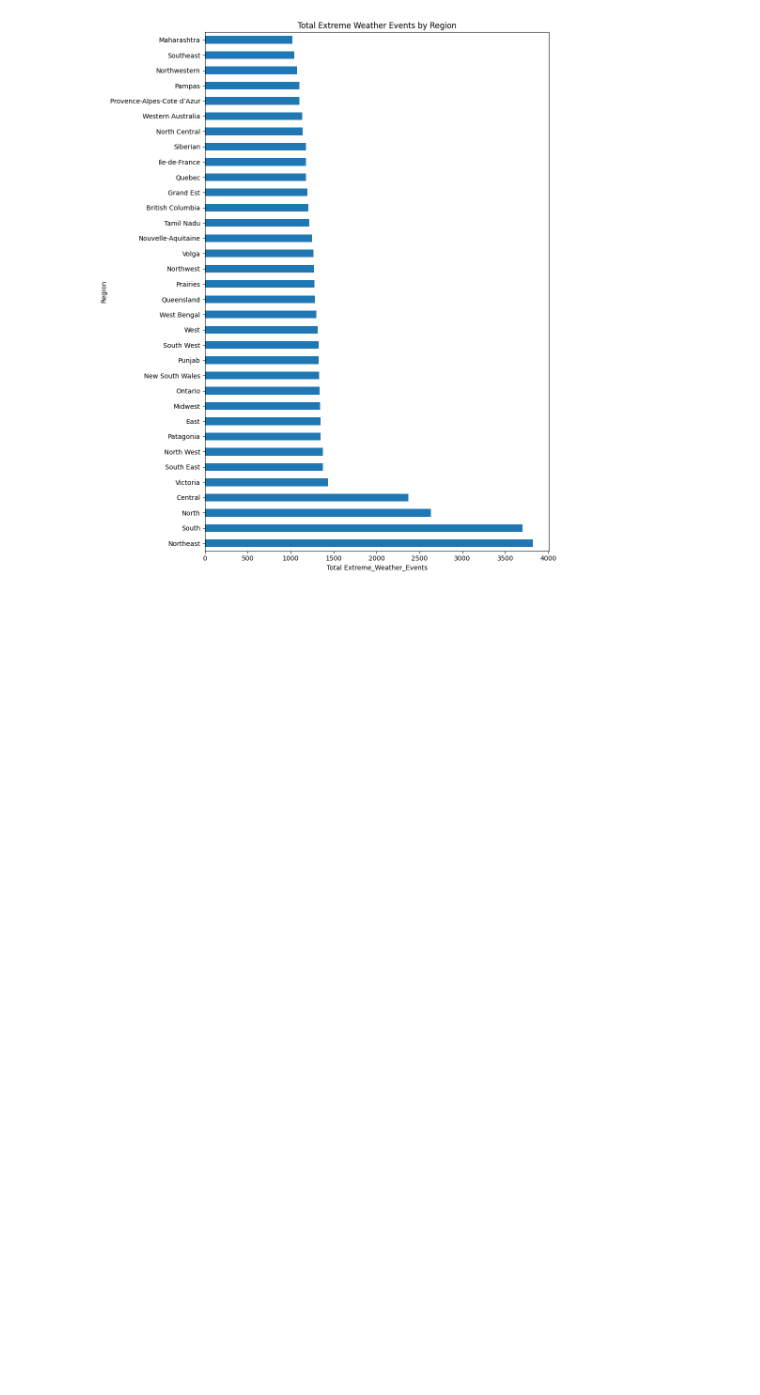
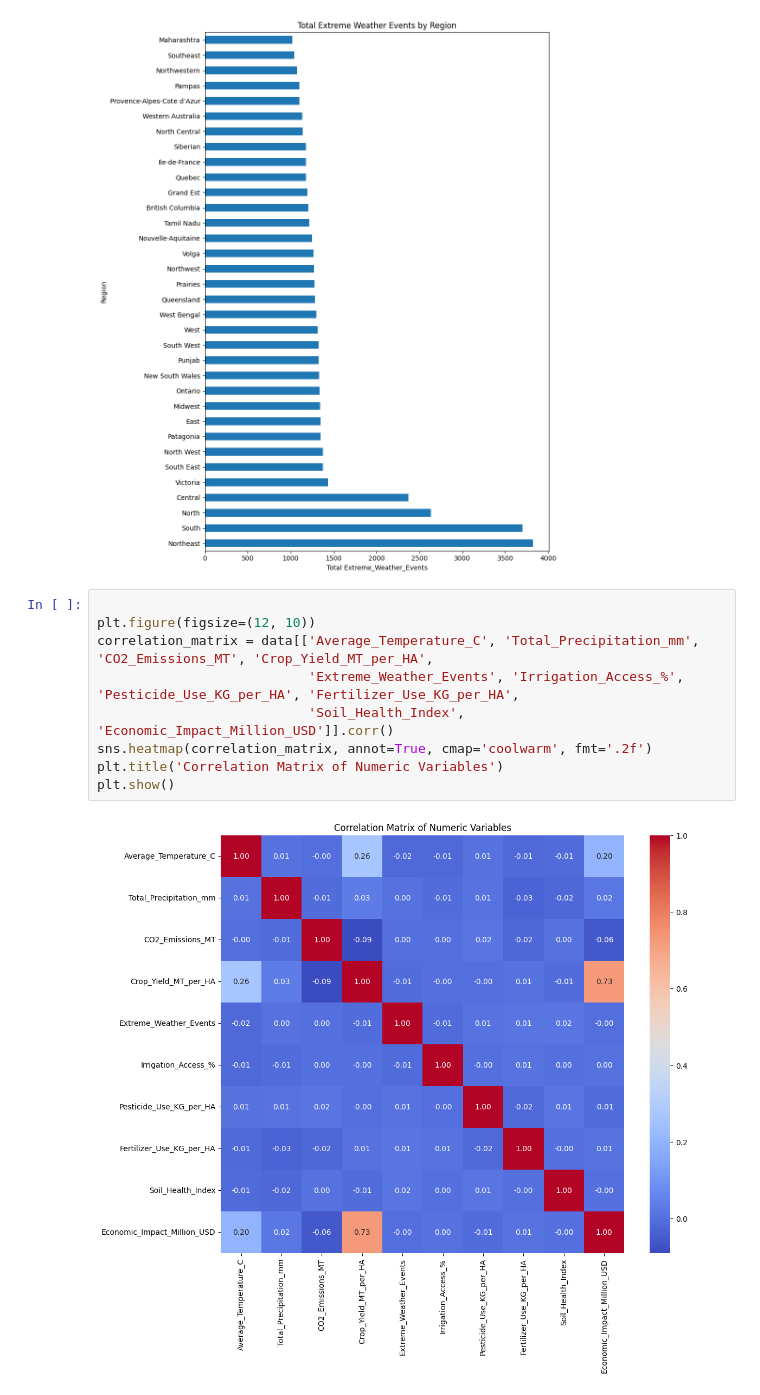
Before and after one commit to wayiok/Sustainable-Agriculture-Projects, a Jupyter notebook: 1 - Climate Change.ipynb, the cells around one changed output. Cells and saved outputs as stored; diff of their text form; blank space fills up the shorter version.

```diff
--- a/1 - Climate Change.ipynb
+++ b/1 - Climate Change.ipynb
@@ -89,3 +93,14 @@ plt.tight_layout()
 plt.show()
 # %% [output]
 [figure]
+# %%
+
+plt.figure(figsize=(12, 10))
+correlation_matrix = data[['Average_Temperature_C', 'Total_Precipitation_mm', 'CO2_Emissions_MT', 'Crop_Yield_MT_per_HA',
+                           'Extreme_Weather_Events', 'Irrigation_Access_%', 'Pesticide_Use_KG_per_HA', 'Fertilizer_Use_KG_per_HA',
+                           'Soil_Health_Index', 'Economic_Impact_Million_USD']].corr()
+sns.heatmap(correlation_matrix, annot=True, cmap='coolwarm', fmt='.2f')
+plt.title('Correlation Matrix of Numeric Variables')
+plt.show()
+# %% [output]
+[figure, added]
```
Also changed, not shown: parts of 3 cells of this notebook, 1 other file.
